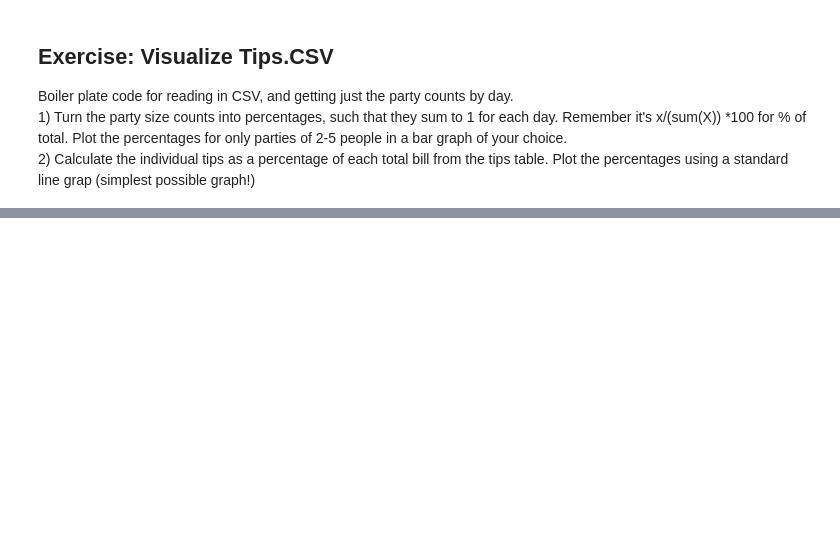
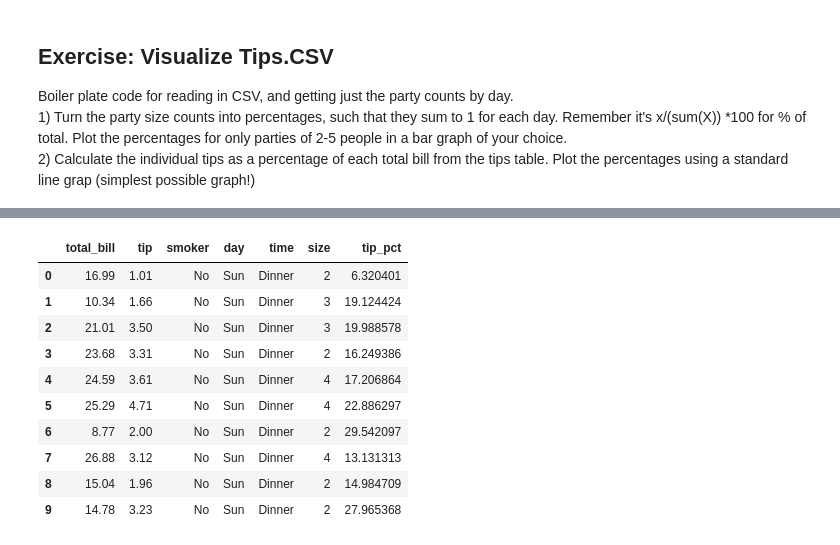
Before and after one commit to BrennanStopnik/401_work, a Jupyter notebook: 6_22.ipynb, the cells around one changed output, grey strips where cells are left out. Saved outputs shown, nothing was run; the diff lists cells and outputs as text; code cells hidden in the pictures; blank space fills up the shorter version.

```diff
--- a/6_22.ipynb
+++ b/6_22.ipynb
@@ -408,0 +419,17 @@ import matplotlib.pyplot as plt
+# %%
+# 2a) Calculate the individual tips as a percentage of each total bill from the tips table. Plot the percentages using a standard line grap (simplest possible graph!)
+
+tips['tip_pct'] = tips['tip'] / (tips['total_bill'] - tips['tip']) *100
+tips.head(10)
+# %% [output]
+|  | total_bill | tip | smoker | day | time | size | tip_pct |
+| 0 | 16.99 | 1.01 | No | Sun | Dinner | 2 | 6.320401 |
+| 1 | 10.34 | 1.66 | No | Sun | Dinner | 3 | 19.124424 |
+| 2 | 21.01 | 3.50 | No | Sun | Dinner | 3 | 19.988578 |
+| 3 | 23.68 | 3.31 | No | Sun | Dinner | 2 | 16.249386 |
+| 4 | 24.59 | 3.61 | No | Sun | Dinner | 4 | 17.206864 |
+| 5 | 25.29 | 4.71 | No | Sun | Dinner | 4 | 22.886297 |
+| 6 | 8.77 | 2.00 | No | Sun | Dinner | 2 | 29.542097 |
+| 7 | 26.88 | 3.12 | No | Sun | Dinner | 4 | 13.131313 |
+| 8 | 15.04 | 1.96 | No | Sun | Dinner | 2 | 14.984709 |
+| 9 | 14.78 | 3.23 | No | Sun | Dinner | 2 | 27.965368 |
```
Also changed, not shown: parts of 28 cells of this notebook, 3 other files.
